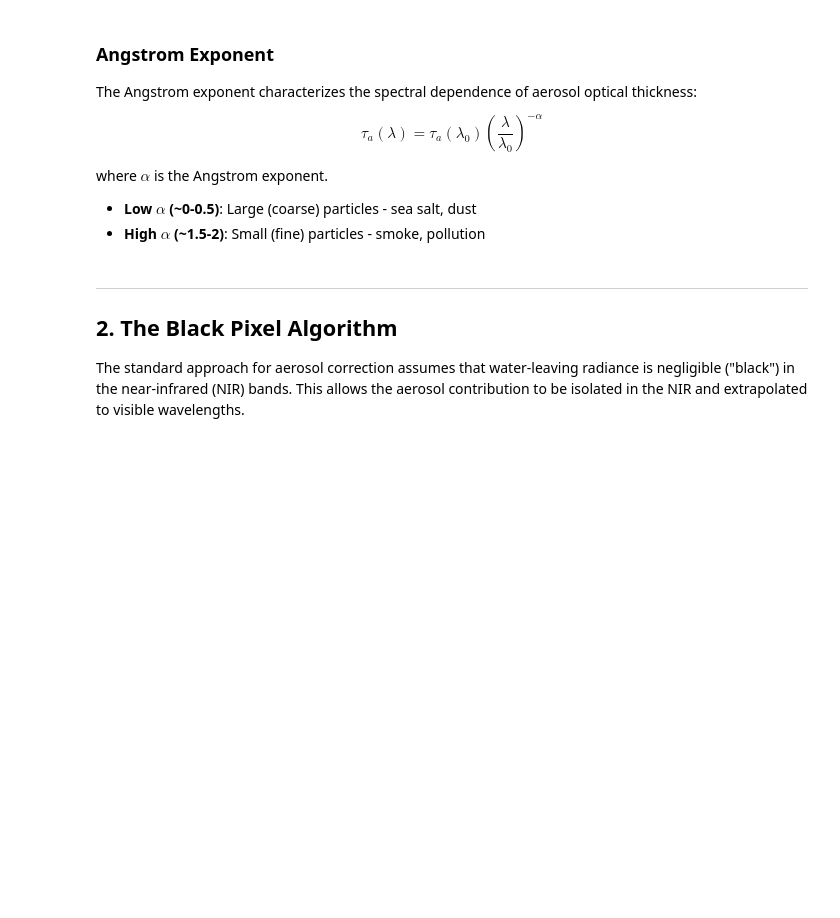
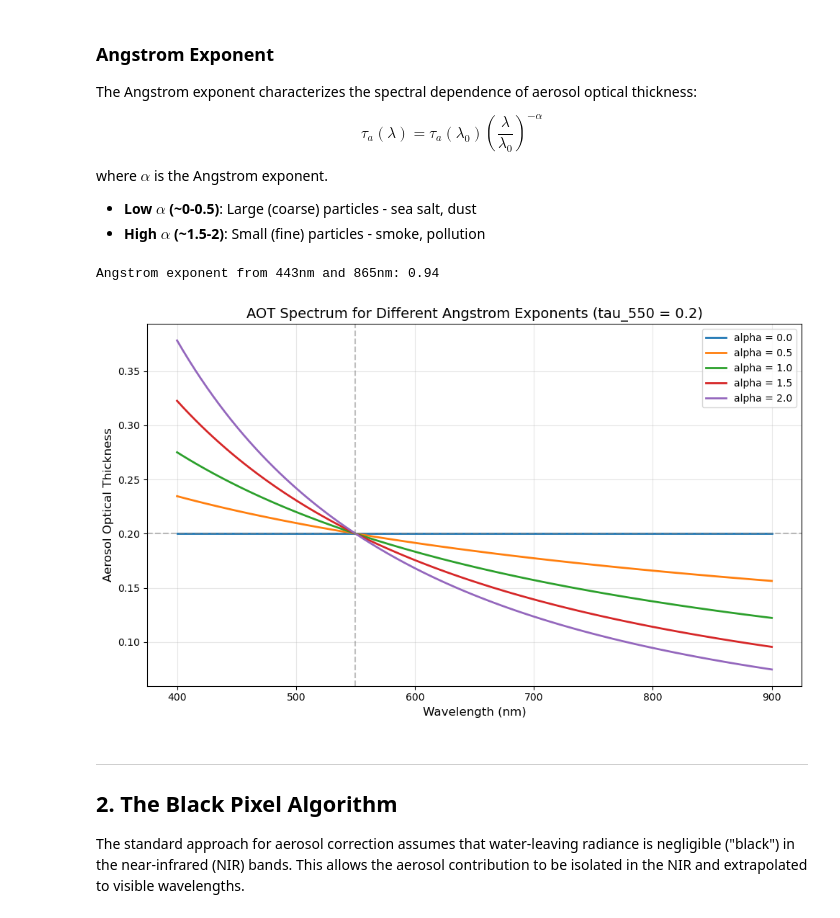
Before and after one commit to ocean-colour/correct-atmosphere, a Jupyter notebook: nb/03_aerosols_transmittance.ipynb, the cells around one changed output. Saved outputs shown, nothing was run; the diff lists cells and outputs as text; code cells hidden in the pictures; blank space fills up the shorter version.

```diff
--- a/nb/03_aerosols_transmittance.ipynb
+++ b/nb/03_aerosols_transmittance.ipynb
@@ -70,31 +90,35 @@ where $\alpha$ is the Angstrom exponent.
 wavelength1, wavelength2 = 443, 865  # nm
 tau1, tau2 = 0.15, 0.08  # Example AOT values
 
-alpha = aerosols.angstrom_exponent(wavelength1, tau1, wavelength2, tau2)
+alpha = aerosols.angstrom_exponent(tau1, tau2, wavelength1, wavelength2)
 print(f"Angstrom exponent from {wavelength1}nm and {wavelength2}nm: {alpha:.2f}")
+# %% [output]
+Angstrom exponent from 443nm and 865nm: 0.94
 # %%
 # Visualize AOT spectra for different Angstrom exponents
 wavelengths = np.linspace(400, 900, 100)
 ref_wavelength = 550  # nm
 ref_aot = 0.2
 
 angstrom_values = [0.0, 0.5, 1.0, 1.5, 2.0]
 
 plt.figure(figsize=(10, 6))
 for alpha in angstrom_values:
-    aot_spectrum = np.array([aerosols.aerosol_optical_thickness(wl, ref_wavelength, ref_aot, alpha)
+    aot_spectrum = np.array([aerosols.aerosol_optical_thickness(wl, ref_aot, ref_wavelength, alpha)
                              for wl in wavelengths])
     plt.plot(wavelengths, aot_spectrum, linewidth=2, label=f'alpha = {alpha}')
 
 plt.axhline(ref_aot, color='gray', linestyle='--', alpha=0.5)
 plt.axvline(ref_wavelength, color='gray', linestyle='--', alpha=0.5)
 plt.xlabel('Wavelength (nm)', fontsize=12)
 plt.ylabel('Aerosol Optical Thickness', fontsize=12)
 plt.title(f'AOT Spectrum for Different Angstrom Exponents (tau_550 = {ref_aot})', fontsize=14)
 plt.legend()
 plt.grid(True, alpha=0.3)
 plt.tight_layout()
 plt.show()
+# %% [output]
+[figure, added]
 # %% [markdown]
 ---
 ## 2. The Black Pixel Algorithm
```
Also changed, not shown: parts of 13 cells of this notebook, 1 other file.
